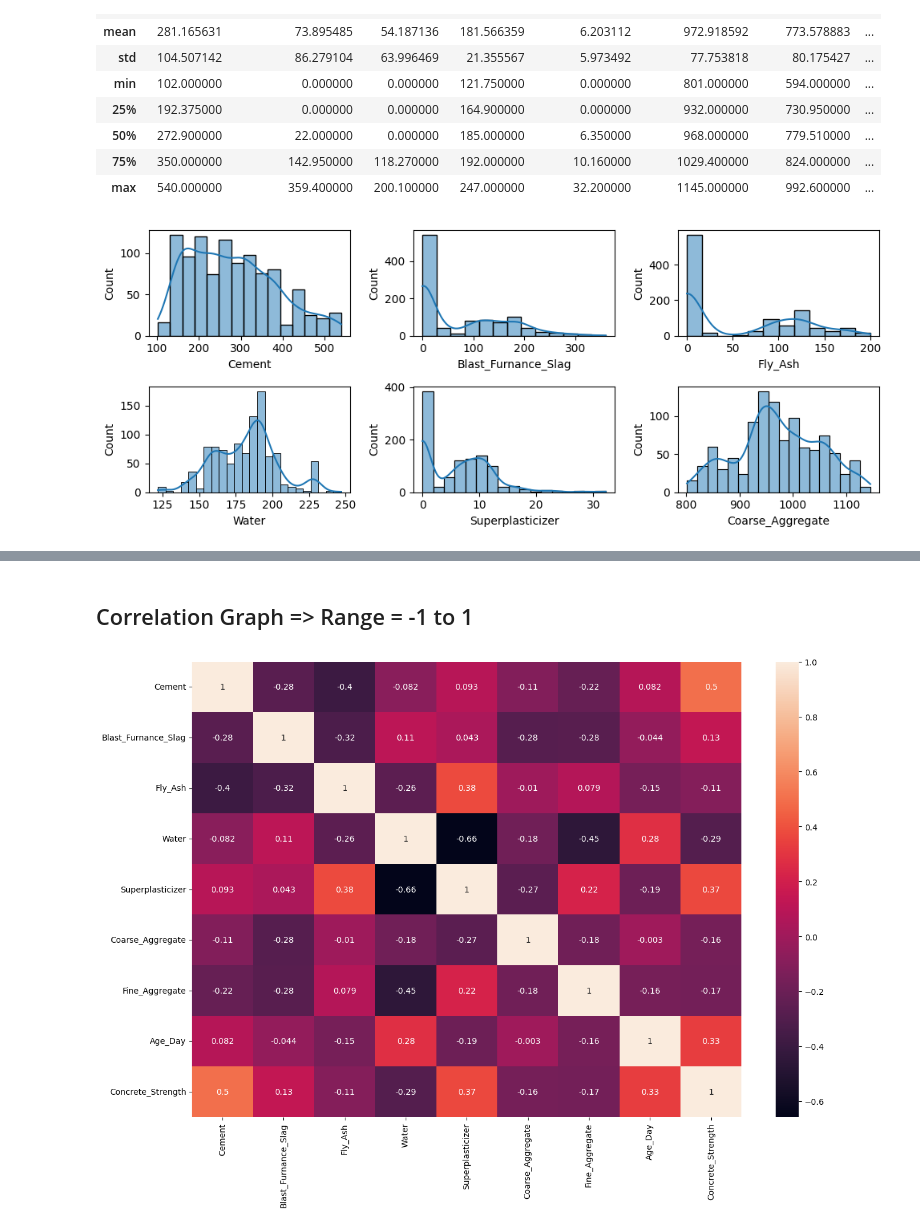
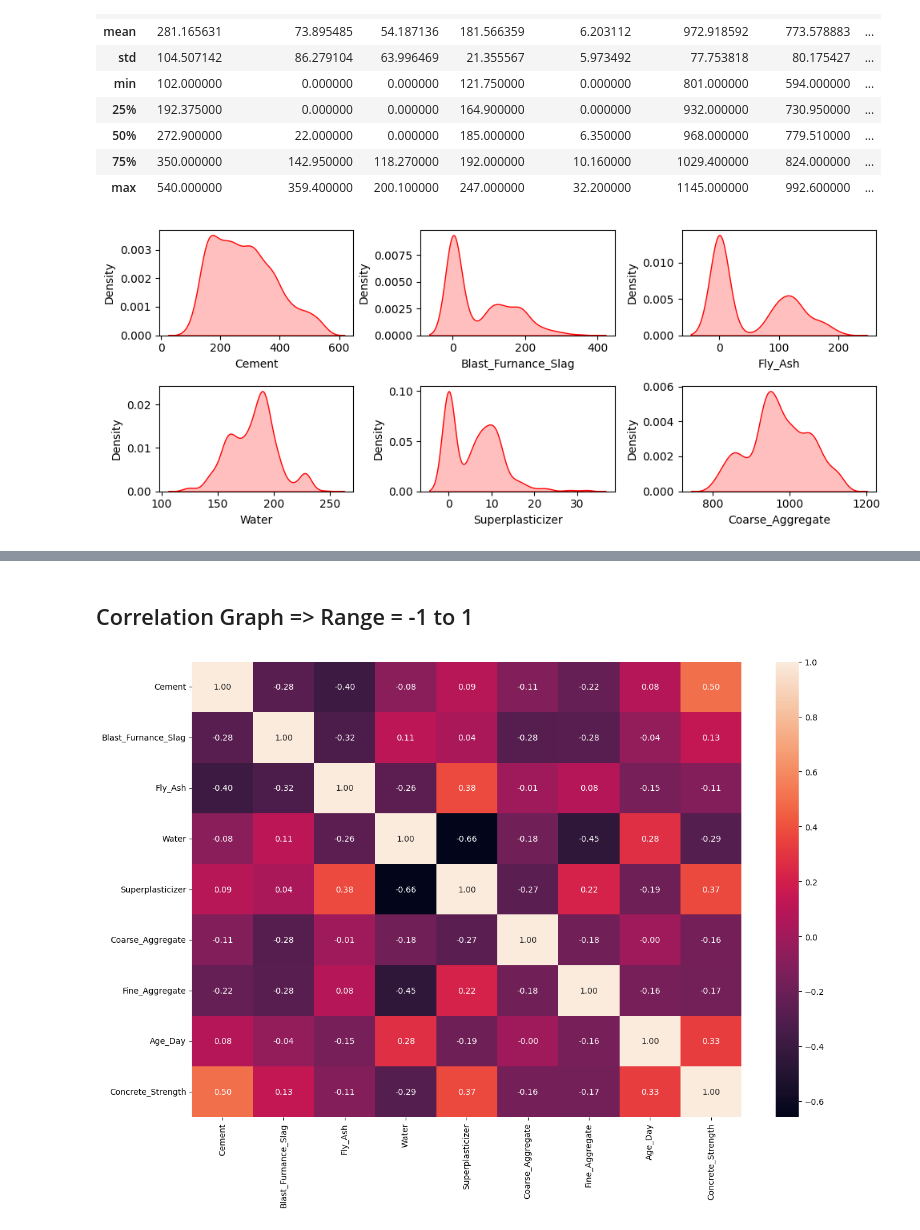
Before and after one commit to AftabQuant/Machine-Learning-Chronicles, a Jupyter notebook: Machine Learning Hub/Data Science Course/Statistics Concept/Covariance and Correlation.ipynb, the cells around one changed output, grey strips where cells are left out. Cells and saved outputs as stored; diff of their text form; code cells hidden in the pictures.

```diff
--- a/Machine Learning Hub/Data Science Course/Statistics Concept/Covariance and Correlation.ipynb
+++ b/Machine Learning Hub/Data Science Course/Statistics Concept/Covariance and Correlation.ipynb
@@ -44,27 +44,27 @@ df.describe()
 # %%
 plt.figure(figsize=(10,4))
 plt.subplot(2,3,1)
-sns.histplot(data=df, x='Cement',kde=True)
+sns.kdeplot(data=df, x='Cement',fill=True, color='red')
 
 plt.subplot(2,3,2)
-sns.histplot(data=df, x='Blast_Furnance_Slag',kde=True)
+sns.kdeplot(data=df, x='Blast_Furnance_Slag',fill=True, color='red')
 
 plt.subplot(2,3,3)
-sns.histplot(data=df, x='Fly_Ash',kde=True)
+sns.kdeplot(data=df, x='Fly_Ash',fill=True, color='red')
 
 plt.subplot(2,3,4)
-sns.histplot(data=df, x='Water',kde=True)
+sns.kdeplot(data=df, x='Water',fill=True, color='red')
 
 plt.subplot(2,3,5)
-sns.histplot(data=df, x='Superplasticizer',kde=True)
+sns.kdeplot(data=df, x='Superplasticizer',fill=True, color='red')
 
 plt.subplot(2,3,6)
-sns.histplot(data=df, x='Coarse_Aggregate',kde=True)
+sns.kdeplot(data=df, x='Coarse_Aggregate',fill=True, color='red')
 
 plt.tight_layout()
 plt.show()
 # %% [output]
-[figure, old version]
+[figure, new version]
 # %%
 df.select_dtypes(include=["float64"]).corr()
 # %% [output]
@@ -93,7 +93,7 @@ df.select_dtypes(include=["float64"]).cov()
 ## Correlation Graph => Range = -1 to 1
 # %%
 plt.figure(figsize=(15,10))
-sns.heatmap(data=df.corr(), annot=True)
+sns.heatmap(data=df.corr(), annot=True, fmt='.2f')
 plt.show()
 # %% [output]
-[figure, old version]
+[figure, new version]
```
Also changed, not shown: parts of 3 cells of this notebook, 2 other files.
